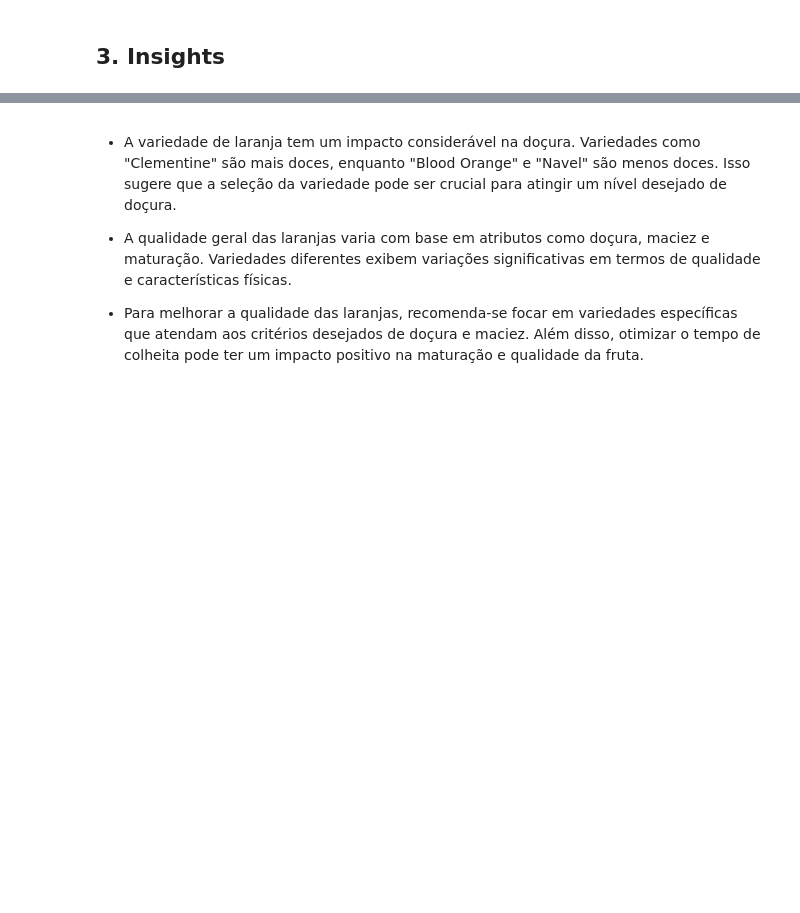
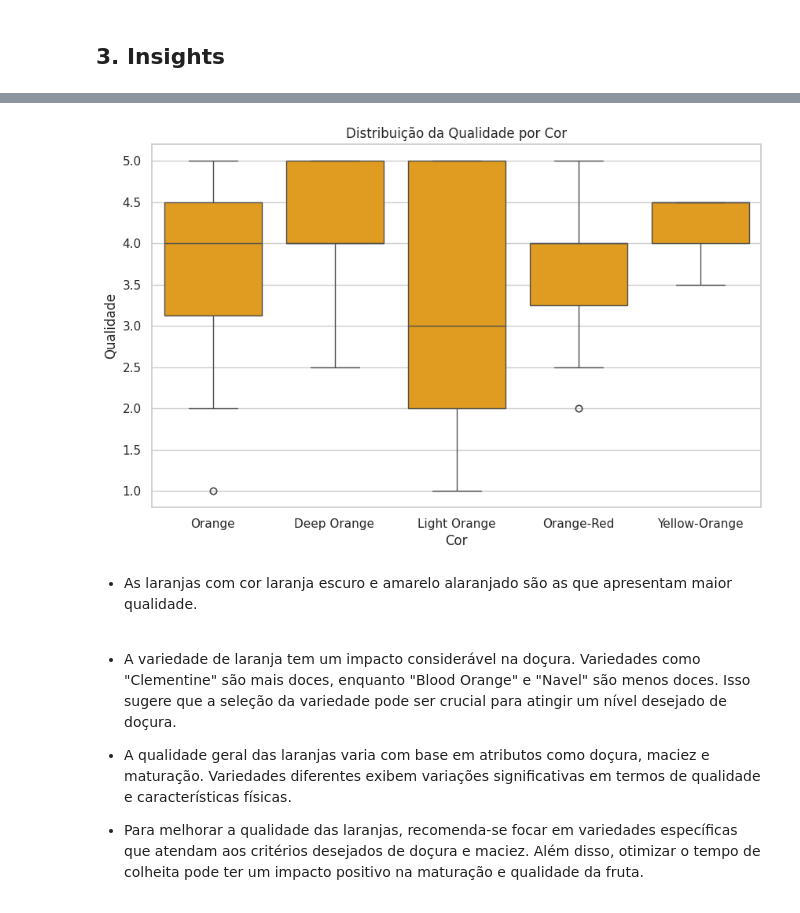
Before and after one commit to atlantico-academy/equipe7-2014.2, a Jupyter notebook: notebooks/01-exploratory_data_analysis.ipynb, the cells around one changed output, grey strips where cells are left out. Drawn from its saved outputs; the diff is of its cells as text; code cells hidden in the pictures; blank space fills up the shorter version.

```diff
--- a/notebooks/01-exploratory_data_analysis.ipynb
+++ b/notebooks/01-exploratory_data_analysis.ipynb
@@ -270,3 +269,18 @@ ValueError: Could not interpret value `Quality` for `y`. An entry with this name
+# %%
+plt.figure(figsize=(10, 6))
+sns.boxplot(x='Color', y='Quality (1-5)', data=laranjas, color='#FFA500')
+
+# Adicionando título e rótulos
+plt.title('Distribuição da Qualidade por Cor')
+plt.xlabel('Cor')
+plt.ylabel('Qualidade')
+
+# Exibindo o gráfico
+plt.show()
+# %% [output]
+[figure, added]
+# %% [markdown]
+- As laranjas com cor laranja escuro e amarelo alaranjado são as que apresentam maior qualidade.
 # %% [markdown]
 - A variedade de laranja tem um impacto considerável na doçura. Variedades como "Clementine" são mais doces, enquanto "Blood Orange" e "Navel" são menos doces. Isso sugere que a seleção da variedade pode ser crucial para atingir um nível desejado de doçura.
 
```
Also changed, not shown: parts of 2 cells of this notebook.
